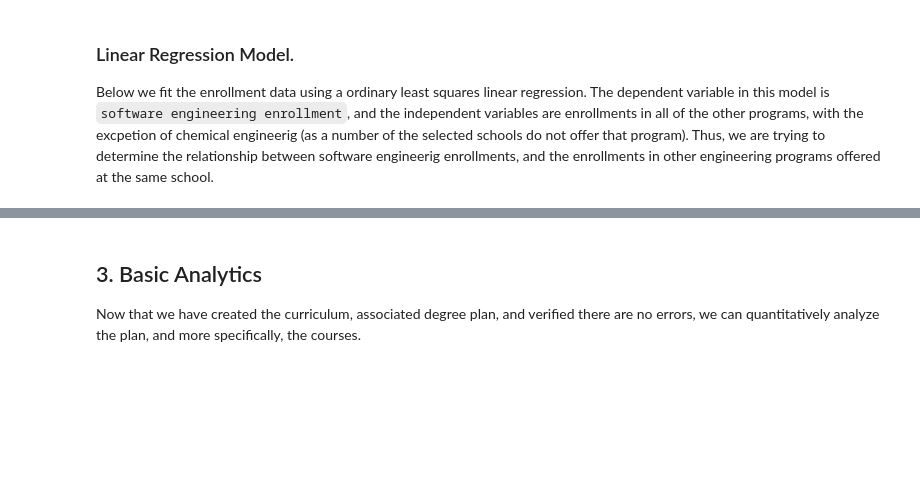
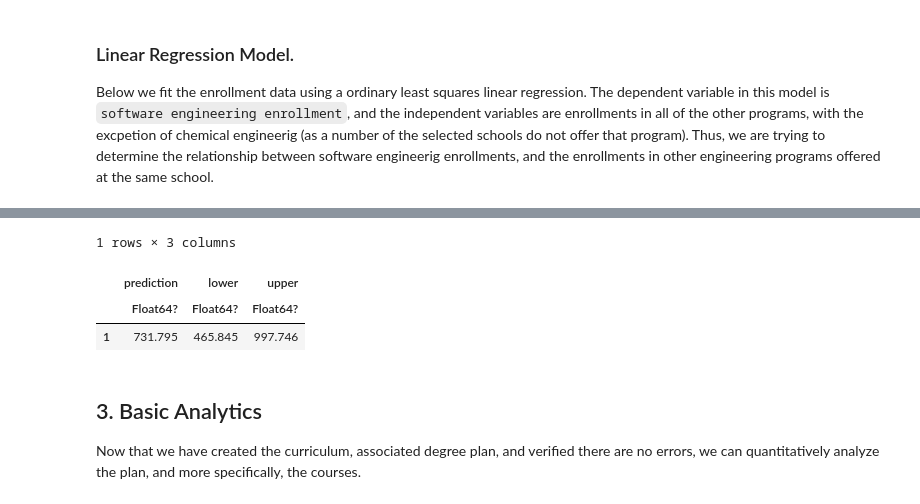
Before and after one commit to CurricularAnalytics/CA-Notebooks, a Jupyter notebook: Software Engineering /SoftwareEngineering.ipynb, the cells around one changed output, grey strips where cells are left out. Cells and saved outputs as stored; diff of their text form; code cells hidden in the pictures; blank space fills up the shorter version.

```diff
--- a/Software Engineering /SoftwareEngineering.ipynb
+++ b/Software Engineering /SoftwareEngineering.ipynb
@@ -201,0 +275,2 @@ The $R^2$ value of this model provides a measure of how well the model fits the
+# %%
+ols3 = fit(LinearModel, @formula(Soft_Eng ~ Comp_Sci), enrollment_data)
@@ -225,0 +333,8 @@ Thus, at steady state, we should expect to have roughly 582 students enrolled in
+# %%
+plot(xlabel="Computer Science Enrollment", ylabel="Software Engineering Enrollment")
+plot!(enrollment_data.Comp_Sci, enrollment_data.Soft_Eng, title="Enrollment Model #2",
+      seriestype=:scatter, label="enrollments", legend=:bottomright)
+pred = DataFrame(Comp_Sci = 0:1:3000);
+pr = predict(ols3, pred, interval = :prediction, level = 0.95)
+plot!(pred.Comp_Sci, pr.prediction, label="model", linewidth=3,
+        ribbon = (pr.prediction .- pr.lower, pr.upper .- pr.prediction))
@@ -226,3 +347,10 @@ Thus, at steady state, we should expect to have roughly 582 students enrolled in
+# %%
+pr[UA_enrollment_2019[:Comp_Sci],1:3]
+# %% [output]
+1 rows × 3 columns
+|  | prediction | lower | upper |
+|  | Float64? | Float64? | Float64? |
+| 1 | 731.795 | 465.845 | 997.746 |
 # %% [markdown]
 ## 3. Basic Analytics
 Now that we have created the curriculum, associated degree plan, and verified there are no errors, we can quantitatively analyze the plan, and more specifically, the courses.
```
Also changed, not shown: parts of 36 cells of this notebook, 5 other files.
